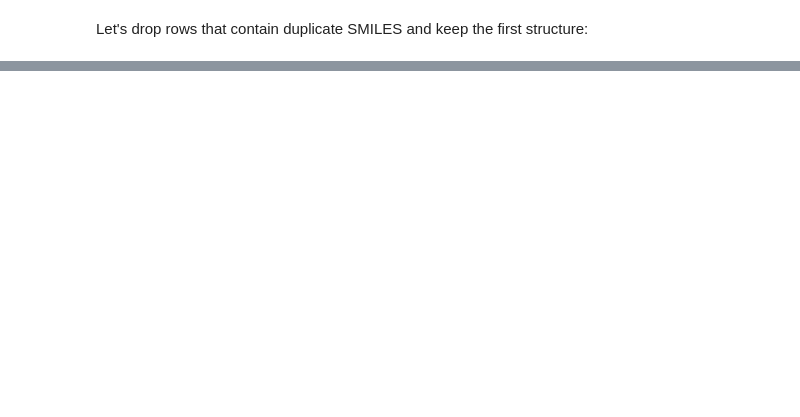
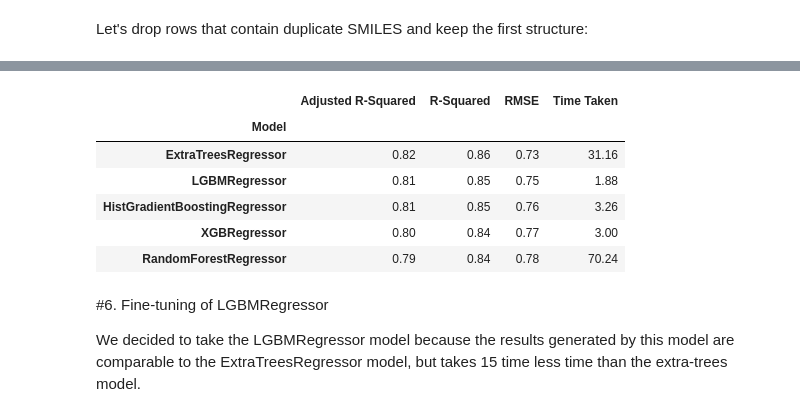
Before and after one commit to LucasCossard/WSPP_Projectppchem, a Jupyter notebook: Notebook_WSP.ipynb, the cells around one changed output, grey strips where cells are left out. Drawn from its saved outputs; the diff is of its cells as text; code cells hidden in the pictures; blank space fills up the shorter version.

```diff
--- a/Notebook_WSP.ipynb
+++ b/Notebook_WSP.ipynb
@@ -224,0 +383,9 @@ data_solubility_cleaned.head()
+# %%
+x_train, x_valid, y_train, y_valid = train_test_split(df_descriptors, data_cleaned_final.logS, test_size=0.1,random_state=42)
+
+#Standardization of the features
+
+custom_scaler = StandardScaler()
+custom_scaler.fit(x_train)
+x_train_scaled = custom_scaler.transform(x_train)
+x_valid_scaled = custom_scaler.transform(x_valid)
@@ -224,0 +396,3 @@ data_solubility_cleaned.head()
+# %%
+lregs = LazyRegressor(verbose=0,ignore_warnings=True, custom_metric=None,random_state=42)
+models, prediction_tests = lregs.fit(x_train_scaled, x_valid_scaled, y_train, y_valid)
@@ -224,0 +406,15 @@ data_solubility_cleaned.head()
+# %%
+#The top three models
+prediction_tests[:5]
+# %% [output]
+|  | Adjusted R-Squared | R-Squared | RMSE | Time Taken |
+| Model |  |  |  |  |
+| ExtraTreesRegressor | 0.82 | 0.86 | 0.73 | 31.16 |
+| LGBMRegressor | 0.81 | 0.85 | 0.75 | 1.88 |
+| HistGradientBoostingRegressor | 0.81 | 0.85 | 0.76 | 3.26 |
+| XGBRegressor | 0.80 | 0.84 | 0.77 | 3.00 |
+| RandomForestRegressor | 0.79 | 0.84 | 0.78 | 70.24 |
+# %% [markdown]
+#6. Fine-tuning of LGBMRegressor
+
+We decided to take the LGBMRegressor model because the results generated by this model are comparable to the ExtraTreesRegressor model, but takes 15 time less time than the extra-trees model.
```
Also changed, not shown: parts of 18 cells of this notebook.
